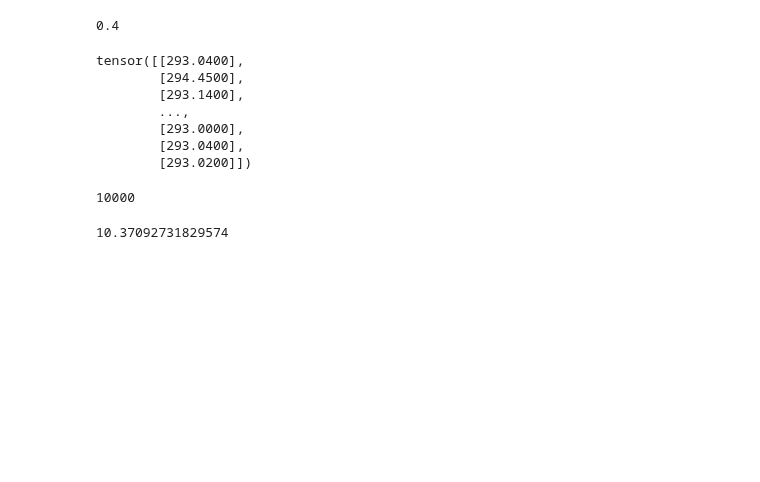
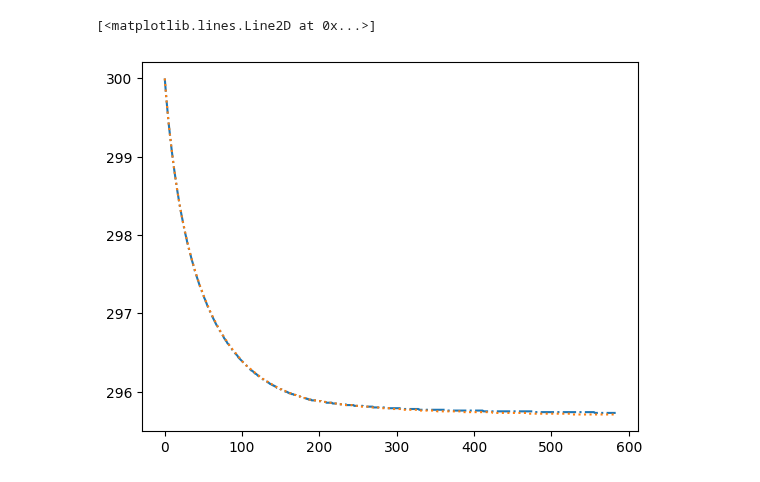
Before and after one commit to konrad-jaworski/Anisotropic_diffusivity_2, a Jupyter notebook: model_notebook.ipynb, the cells around one changed output. Drawn from its saved outputs; the diff is of its cells as text; code cells hidden in the pictures; blank space fills up the shorter version.

```diff
--- a/model_notebook.ipynb
+++ b/model_notebook.ipynb
@@ -5,0 +13,2 @@ from networks import fcn
+# %%
+data = np.load(r'/Users/jaworskj/Desktop/Pulse_data_sample/Synthetic_data/Uniform_heating/Batch_1/2025.06.27 - param_study_fbh_size_depth_thickness/param_fbh_size10mm_depth30pct_thickness6mm/param_fbh_size10mm_depth30pct_thickness6mm.npz', allow_pickle=True)
@@ -6,3 +25,4 @@ from networks import fcn
 # %%
-data = np.load(r'E:\Heat_diffusion_laser_metadata\30_Sep_2025_06_30_29_FBH13mm_step_size_sim_step_0_002m_p1.npz', allow_pickle=True)
 data = np.array(data['data'], dtype=np.float32)
+data=torch.from_numpy(data)
+data.dtype
@@ -45,8 +34,0 @@ tensor([1.0000e-06], requires_grad=True)
-# %%
-t,y,x=data.shape
-y_center=y//2
-x_center=x//2
-
-spread=75
-
-data=data[10:,y_center-spread:y_center+spread,x_center-spread:x_center+spread]
@@ -155,4 +34,0 @@ for j in range(0, 100000, 5000):
-# %%
-(0.4+0.4+0.4+0.4)/4
-# %% [output]
-0.4
@@ -161,18 +35,11 @@ y_train=y_train*1e-2
-# %%
-y_train
-# %% [output]
-tensor([[293.0400],
-        [294.4500],
-        [293.1400],
-        ...,
-        [293.0000],
-        [293.0400],
-        [293.0200]])
-# %%
-100**2
-# %% [output]
-10000
-# %%
-0.4138*100**2/399
-# %% [output]
-10.37092731829574
+# %%
+T,Y,X=data.shape
+y_center=Y//2
+x_center=X//2
+
+plt.plot(data[50:,y_center,x_center]+273.15,linestyle='-.')
+plt.plot(data[50:,y_center+100,x_center+100]+273.15,linestyle=':')
+# plt.plot(data[50:,y_center-100,x_center-100]+273.15,linestyle='-.')
+# %% [output]
+[<matplotlib.lines.Line2D at 0x...>]
+[figure, added]
```
Also changed, not shown: parts of 30 cells of this notebook, 1 other file.
